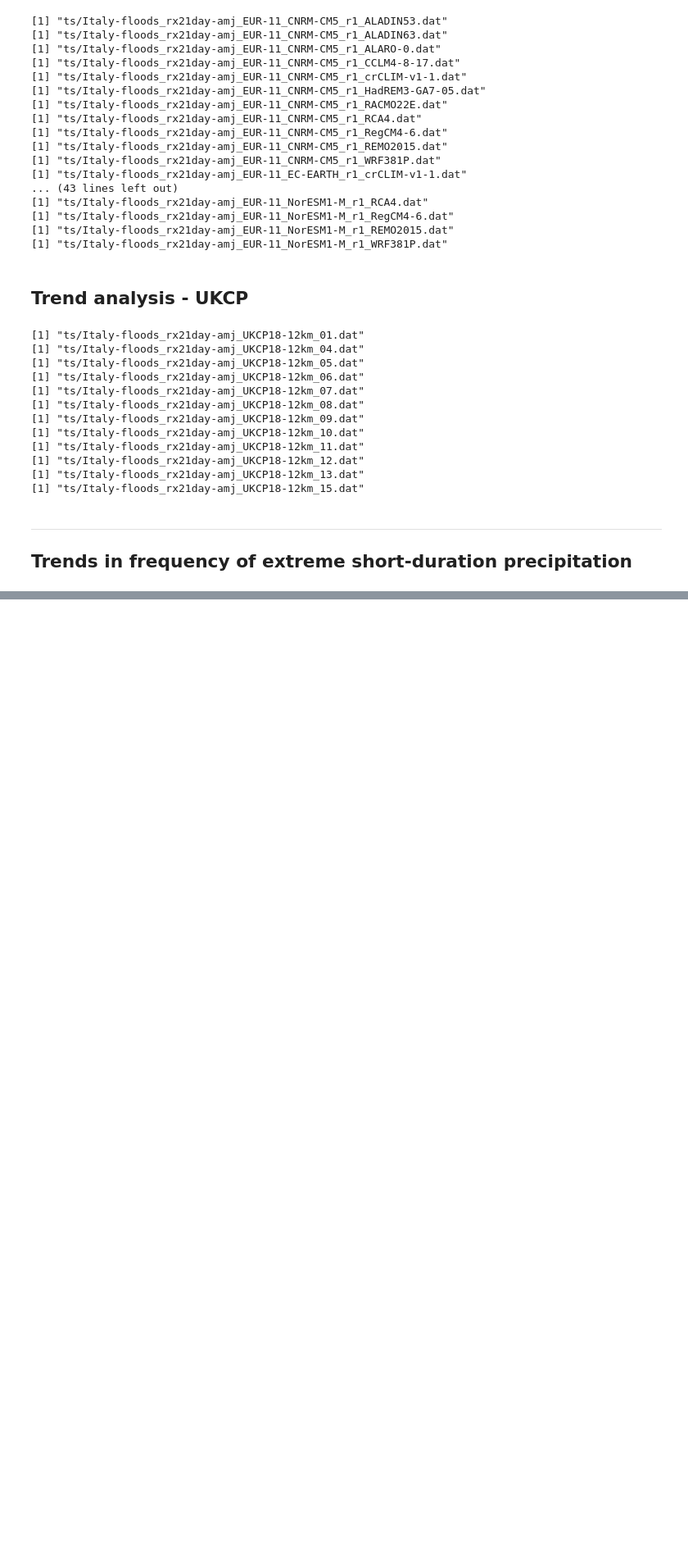
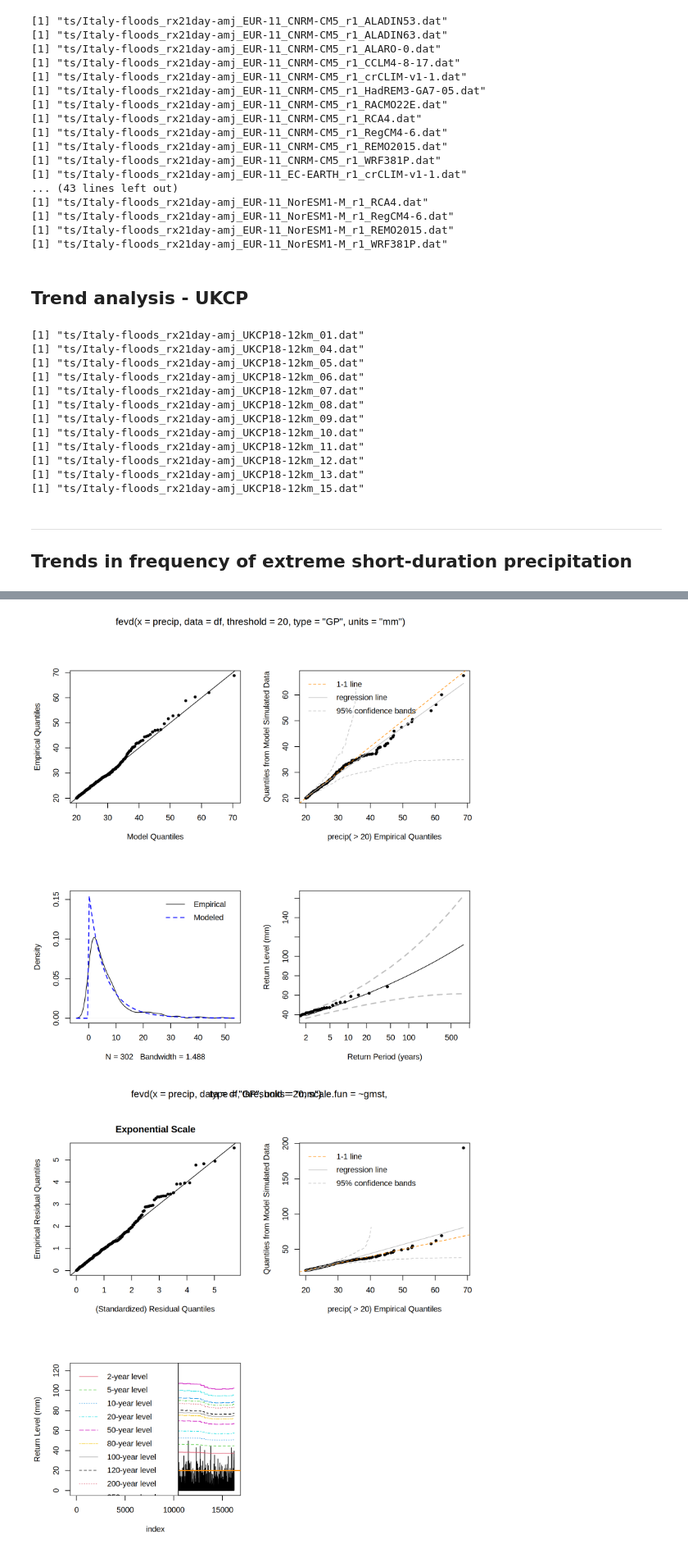
Before and after one commit to clairbarnes/wwa-archive, a Jupyter notebook: 23-04_Italy-floods/Italy-floods_0R_working.ipynb, the cells around one changed output, grey strips where cells are left out. Shown at 82% size. Drawn from its saved outputs; the diff is of its cells as text; code cells hidden in the pictures; blank space fills up the shorter version.

```diff
--- a/23-04_Italy-floods/Italy-floods_0R_working.ipynb
+++ b/23-04_Italy-floods/Italy-floods_0R_working.ipynb
@@ -209,0 +280,7 @@ write.csv(res, "Italy-floods_ukcp18-results.csv")
+# %%
+prep_window(c(2,2))
+plot(stationary_gpd)
+plot(ns_gpd)
+# %% [output]
+[figure, added]
+[figure, added]
```
Also changed, not shown: parts of 31 cells of this notebook, 3 other files.
